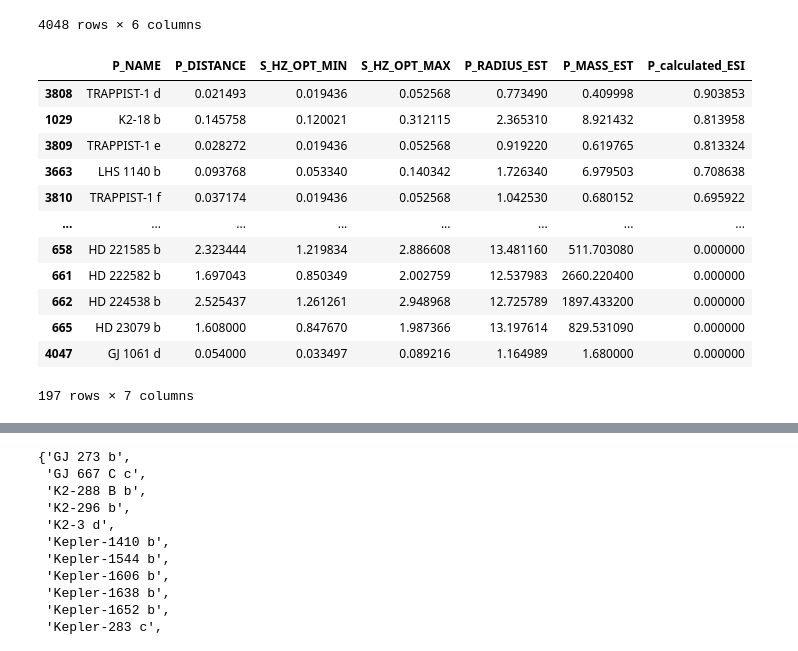
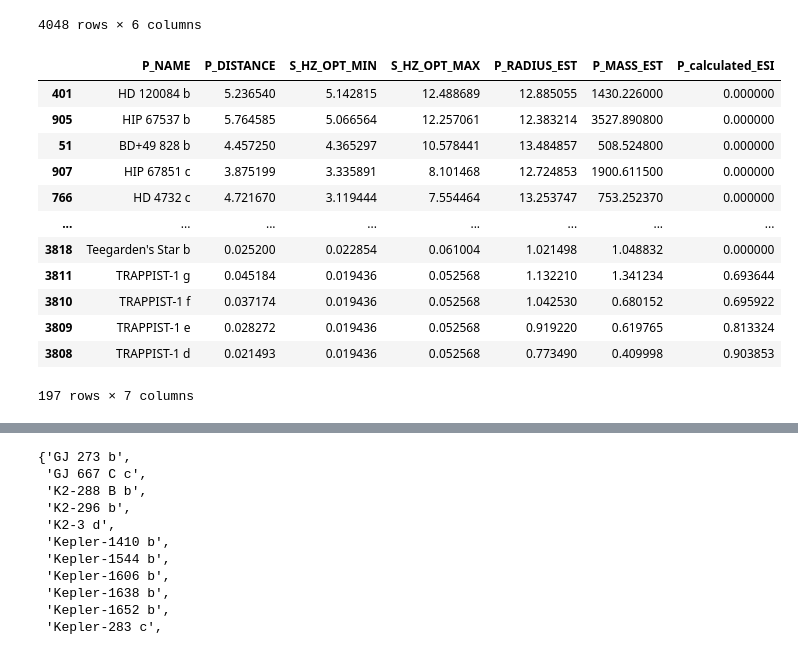
Before and after one commit to Saahil87/2021Fall_finals, a Jupyter notebook: visualizations.ipynb, the cells around one changed output, grey strips where cells are left out. Saved outputs shown, nothing was run; the diff lists cells and outputs as text; code cells hidden in the pictures.

```diff
--- a/visualizations.ipynb
+++ b/visualizations.ipynb
@@ -46,25 +47,25 @@ all_exoplanets_with_esi[['P_NAME','P_RADIUS', 'P_DENSITY', 'P_ESCAPE', 'P_TEMP_E
 # %%
 planets_in_habitable_zone = da.get_habitable_zone_planets(all_exoplanets_with_esi)
 planets_in_habitable_zone[['P_NAME',
                            'P_DISTANCE',
                            'S_HZ_OPT_MIN',
                            'S_HZ_OPT_MAX',
                            'P_RADIUS_EST',
                            'P_MASS_EST',
-                           'P_calculated_ESI']].sort_values(by=['P_calculated_ESI'], ascending=False)
+                           'P_calculated_ESI']].sort_values(by=['S_HZ_OPT_MAX'], ascending=False)
 # %% [output]
 |  | P_NAME | P_DISTANCE | S_HZ_OPT_MIN | S_HZ_OPT_MAX | P_RADIUS_EST | P_MASS_EST | P_calculated_ESI |
+| 401 | HD 120084 b | 5.236540 | 5.142815 | 12.488689 | 12.885055 | 1430.226000 | 0.000000 |
+| 905 | HIP 67537 b | 5.764585 | 5.066564 | 12.257061 | 12.383214 | 3527.890800 | 0.000000 |
+| 51 | BD+49 828 b | 4.457250 | 4.365297 | 10.578441 | 13.484857 | 508.524800 | 0.000000 |
+| 907 | HIP 67851 c | 3.875199 | 3.335891 | 8.101468 | 12.724853 | 1900.611500 | 0.000000 |
+| 766 | HD 4732 c | 4.721670 | 3.119444 | 7.554464 | 13.253747 | 753.252370 | 0.000000 |
+| ... | ... | ... | ... | ... | ... | ... | ... |
+| 3818 | Teegarden's Star b | 0.025200 | 0.022854 | 0.061004 | 1.021498 | 1.048832 | 0.000000 |
+| 3811 | TRAPPIST-1 g | 0.045184 | 0.019436 | 0.052568 | 1.132210 | 1.341234 | 0.693644 |
+| 3810 | TRAPPIST-1 f | 0.037174 | 0.019436 | 0.052568 | 1.042530 | 0.680152 | 0.695922 |
+| 3809 | TRAPPIST-1 e | 0.028272 | 0.019436 | 0.052568 | 0.919220 | 0.619765 | 0.813324 |
 | 3808 | TRAPPIST-1 d | 0.021493 | 0.019436 | 0.052568 | 0.773490 | 0.409998 | 0.903853 |
-| 1029 | K2-18 b | 0.145758 | 0.120021 | 0.312115 | 2.365310 | 8.921432 | 0.813958 |
-| 3809 | TRAPPIST-1 e | 0.028272 | 0.019436 | 0.052568 | 0.919220 | 0.619765 | 0.813324 |
-| 3663 | LHS 1140 b | 0.093768 | 0.053340 | 0.140342 | 1.726340 | 6.979503 | 0.708638 |
-| 3810 | TRAPPIST-1 f | 0.037174 | 0.019436 | 0.052568 | 1.042530 | 0.680152 | 0.695922 |
-| ... | ... | ... | ... | ... | ... | ... | ... |
-| 658 | HD 221585 b | 2.323444 | 1.219834 | 2.886608 | 13.481160 | 511.703080 | 0.000000 |
-| 661 | HD 222582 b | 1.697043 | 0.850349 | 2.002759 | 12.537983 | 2660.220400 | 0.000000 |
-| 662 | HD 224538 b | 2.525437 | 1.261261 | 2.948968 | 12.725789 | 1897.433200 | 0.000000 |
-| 665 | HD 23079 b | 1.608000 | 0.847670 | 1.987366 | 13.197614 | 829.531090 | 0.000000 |
-| 4047 | GJ 1061 d | 0.054000 | 0.033497 | 0.089216 | 1.164989 | 1.680000 | 0.000000 |
 197 rows × 7 columns
 # %%
 plt.figure(figsize=(10,10))
```
Also changed, not shown: parts of 6 cells of this notebook.
